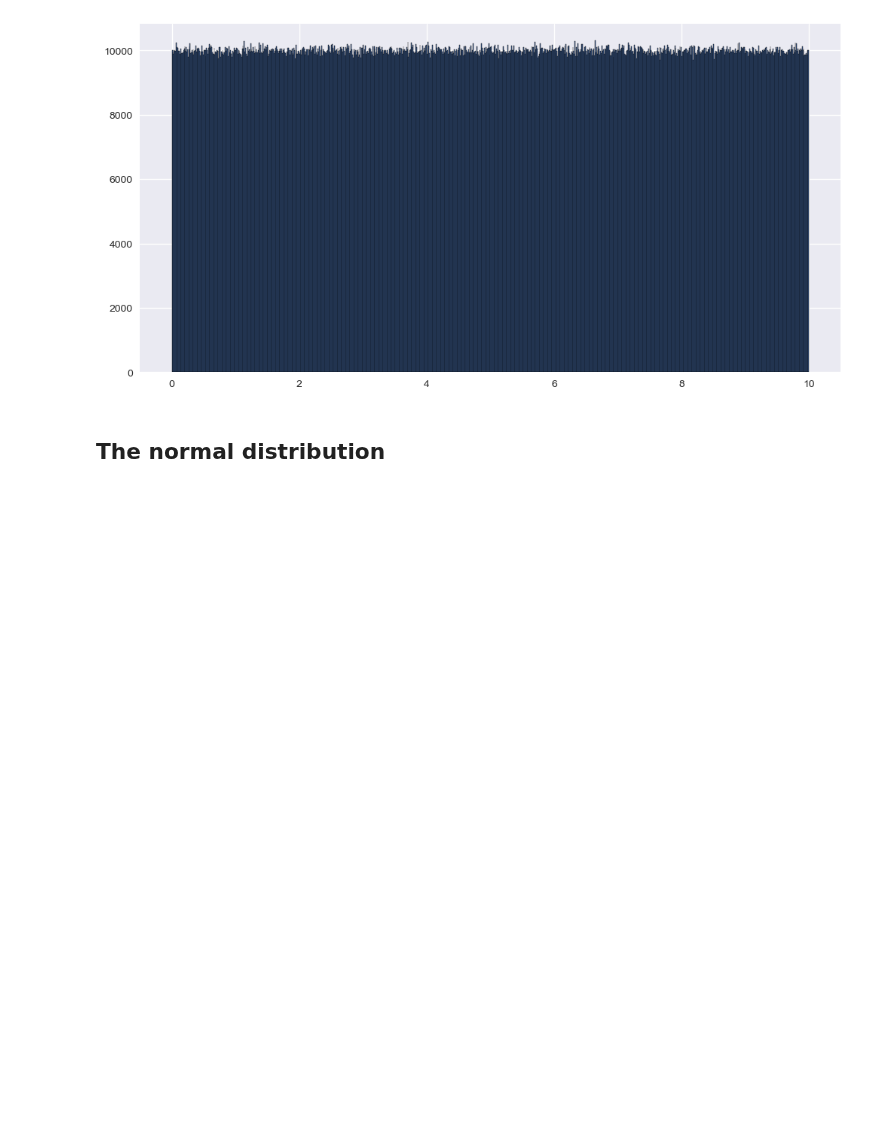
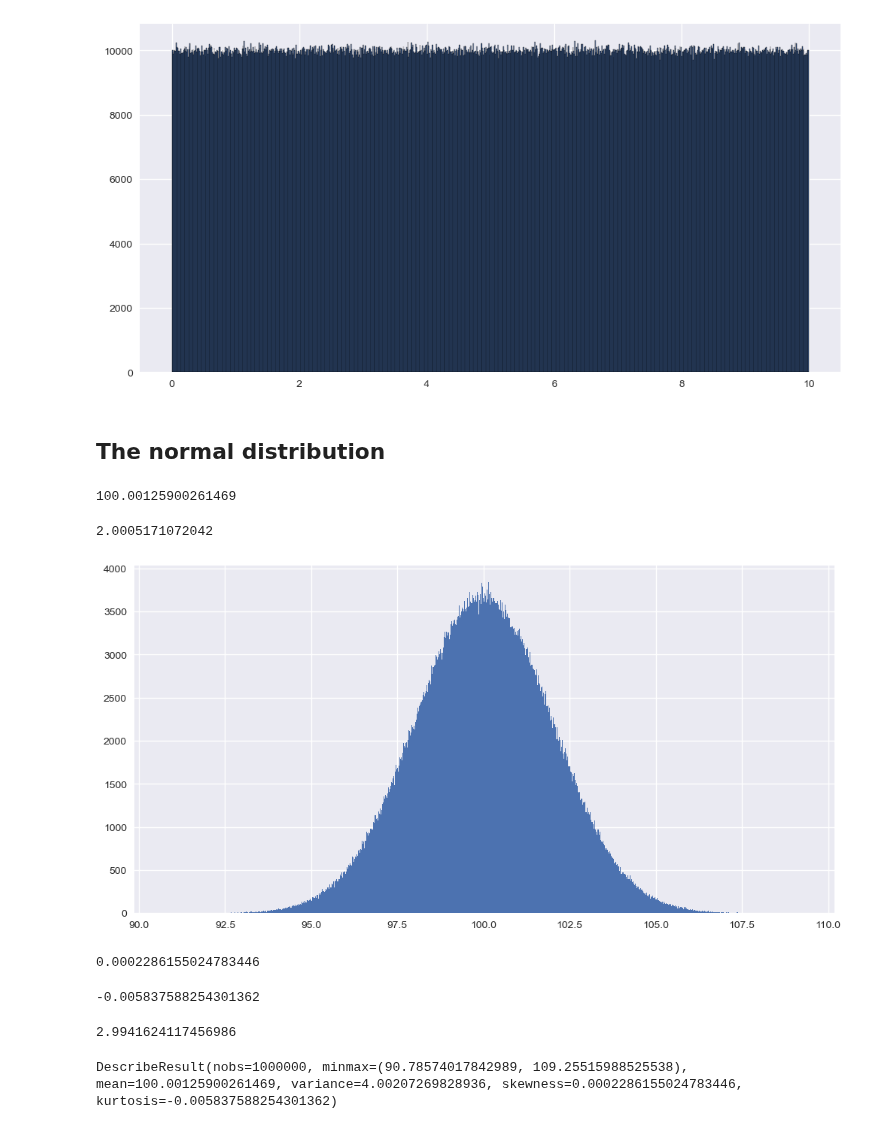
Before and after one commit to alchemistbg/udemy-the-complete-pandas-bootcamp, a Jupyter notebook: Section-32/Statistical_concepts.ipynb, the cells around one changed output. Cells and saved outputs as stored; diff of their text form; code cells hidden in the pictures; blank space fills up the shorter version.

```diff
--- a/Section-32/Statistical_concepts.ipynb
+++ b/Section-32/Statistical_concepts.ipynb
@@ -302,3 +304,40 @@ plt.show()
 [figure]
 # %% [markdown]
 ## **The normal distribution**
+# %%
+mu = 100
+sigma = 2
+size = 1000000
+# %%
+np.random.seed(123)
+rand_data = np.random.normal(loc = mu, scale = sigma, size = size)
+# %%
+rand_data.mean()
+# %% [output]
+100.00125900261469
+# %%
+rand_data.std()
+# %% [output]
+2.0005171072042
+# %%
+plt.figure(figsize = (12, 6))
+plt.hist(rand_data, bins = 1000)
+plt.show()
+# %% [output]
+[figure, added]
+# %%
+stats.skew(rand_data)
+# %% [output]
+0.0002286155024783446
+# %%
+stats.kurtosis(rand_data, fisher = True)
+# %% [output]
+-0.005837588254301362
+# %%
+stats.kurtosis(rand_data, fisher = False)
+# %% [output]
+2.9941624117456986
+# %%
+stats.describe(rand_data)
+# %% [output]
+DescribeResult(nobs=1000000, minmax=(90.78574017842989, 109.25515988525538), mean=100.00125900261469, variance=4.00207269828936, skewness=0.0002286155024783446, kurtosis=-0.005837588254301362)
```
Also changed, not shown: parts of 16 cells of this notebook.
